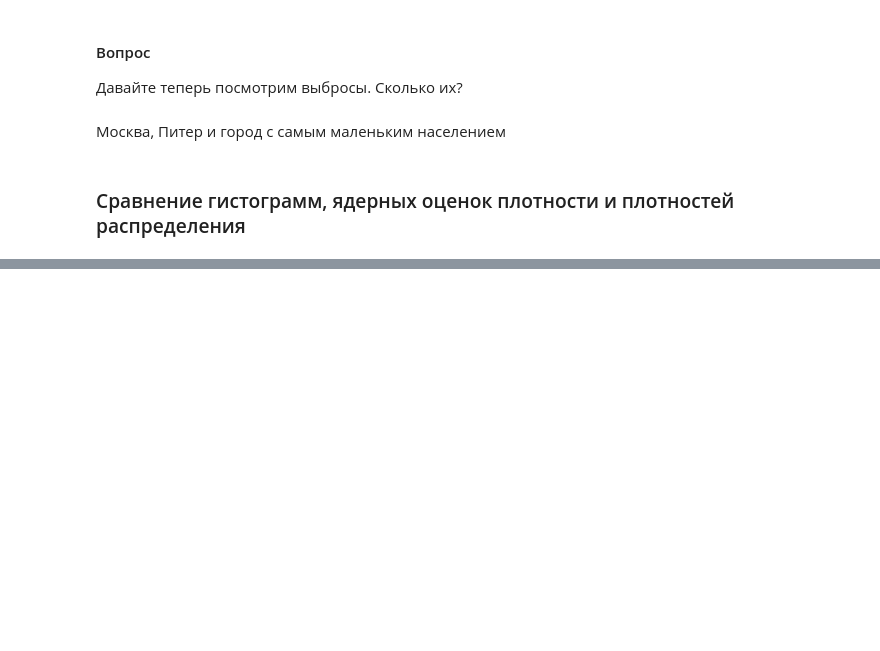
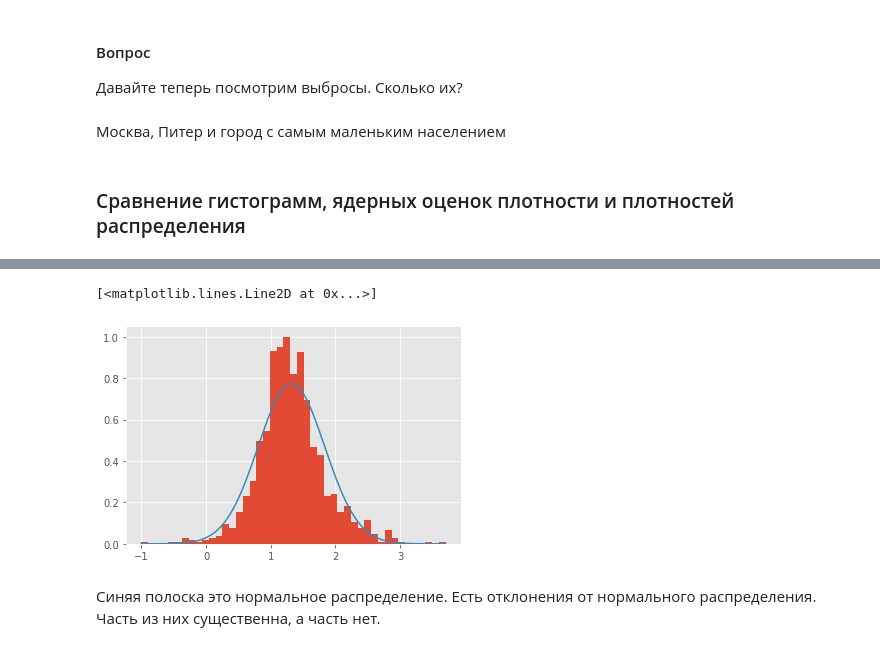
Before and after one commit to katrin2202/ML-in-forecasting-tasks, a Jupyter notebook: доклад8_12.ipynb, the cells around one changed output, grey strips where cells are left out. Drawn from its saved outputs; the diff is of its cells as text; code cells hidden in the pictures; blank space fills up the shorter version.

```diff
--- a/доклад8_12.ipynb
+++ b/доклад8_12.ipynb
@@ -318,0 +333,9 @@ import scipy.stats as stats
+# %%
+#@title Наложили нормальное распределение на наши данные
+pd.Series(x).hist(bins=45, density=1)
+plt.plot(x_l, stats.norm.pdf(x_l, mu, sigma))
+# %% [output]
+[<matplotlib.lines.Line2D at 0x...>]
+[figure, added]
+# %% [markdown]
+Синяя полоска это нормальное распределение. Есть отклонения от нормального распределения. Часть из них существенна, а часть нет.
```
Also changed, not shown: parts of 3 cells of this notebook.
